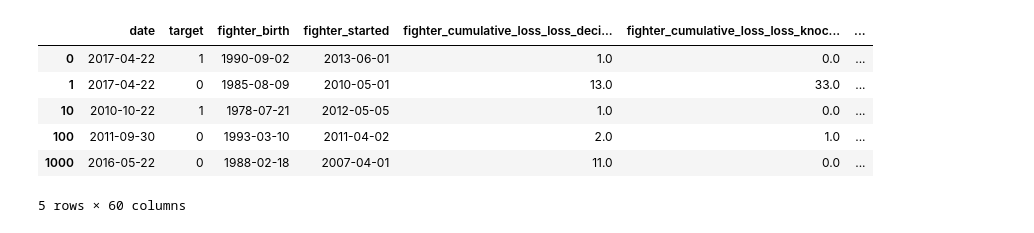
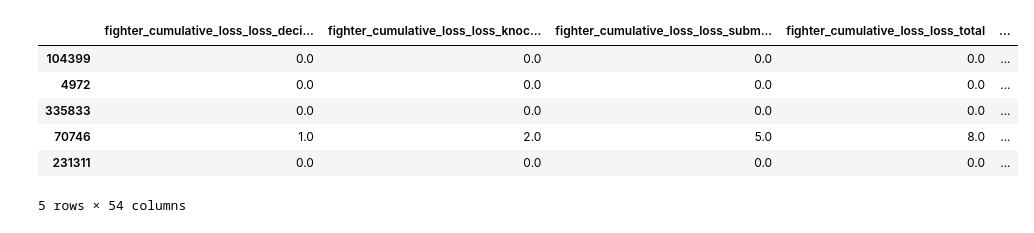
Before and after one commit to tomaszmartin/randomfight, a Jupyter notebook: sherdog.ipynb, the cells around one changed output. Cells and saved outputs as stored; diff of their text form; code cells hidden in the pictures.

```diff
--- a/sherdog.ipynb
+++ b/sherdog.ipynb
@@ -14,12 +19,12 @@ def parse_date(timeinmilis):
 
 def flatten(data):
     X = pd.DataFrame()
-    X['date'] = data['date']
+    # X['date'] = data['date']
     X['target'] = data['result'].map({'win': 1, 'loss': 0})
     for fighter in ['fighter', 'opponent']:
         for key in ['birth', 'started']:
             curr = '{}_{}'.format(fighter, key)
-            X[curr] = data[fighter].apply(lambda x: parse_date(x[key]))
+            # X[curr] = data[fighter].apply(lambda x: parse_date(x[key]))
 
         # Cumulative stats
         for key in ['loss', 'win']:
@@ -28,6 +33,7 @@ def flatten(data):
                 for method in ['decision', 'knockout', 'submission', 'total']:
                     curr = '{}_{}_{}_{}_{}'.format(fighter, stats, key, result, method)
                     X[curr] = data[fighter].apply(lambda x: x[stats][key][result][method])
+                    X[curr] = X[curr].apply(lambda x: float(x))
 
         # Historical stats
         stats = 'history'
@@ -35,9 +41,19 @@ def flatten(data):
             for method in ['decision', 'knockout', 'submission', 'total']:
                 curr = '{}_{}_{}_{}'.format(fighter, stats, result, method)
                 X[curr] = data[fighter].apply(lambda x: x[stats][result][method])
+                X[curr] = X[curr].apply(lambda x: float(x))
 
         for key in ['fights', 'positions', 'time']:
             curr = '{}_{}_{}'.format(fighter, stats, key)
             X[curr] = data[fighter].apply(lambda x: x[stats][key])
+            X[curr] = X[curr].apply(lambda x: float(x))
 
     return X
+
+
+def get_data(data):
+    x = flatten(data)
+    y = x['target']
+    x.drop(['target'], axis=1, inplace=True)
+    x.fillna(0, inplace=True)
+    return train_test_split(x, y)
@@ -46,10 +60,12 @@ x = flatten(data)
+# %%
+X_train, X_test, y_train, y_test = get_data(data)
 # %%
-x.head()
+X_train.head()
 # %% [output]
-|  | date | target | fighter_birth | fighter_started | fighter_cumulative_loss_loss_deci... | fighter_cumulative_loss_loss_knoc... | ... |
-| 0 | 2017-04-22 | 1 | 1990-09-02 | 2013-06-01 | 1.0 | 0.0 | ... |
-| 1 | 2017-04-22 | 0 | 1985-08-09 | 2010-05-01 | 13.0 | 33.0 | ... |
-| 10 | 2010-10-22 | 1 | 1978-07-21 | 2012-05-05 | 1.0 | 0.0 | ... |
-| 100 | 2011-09-30 | 0 | 1993-03-10 | 2011-04-02 | 2.0 | 1.0 | ... |
-| 1000 | 2016-05-22 | 0 | 1988-02-18 | 2007-04-01 | 11.0 | 0.0 | ... |
+|  | fighter_cumulative_loss_loss_deci... | fighter_cumulative_loss_loss_knoc... | fighter_cumulative_loss_loss_subm... | fighter_cumulative_loss_loss_total | ... |
+| 104399 | 0.0 | 0.0 | 0.0 | 0.0 | ... |
+| 4972 | 0.0 | 0.0 | 0.0 | 0.0 | ... |
+| 335833 | 0.0 | 0.0 | 0.0 | 0.0 | ... |
+| 70746 | 1.0 | 2.0 | 5.0 | 8.0 | ... |
+| 231311 | 0.0 | 0.0 | 0.0 | 0.0 | ... |
-5 rows × 60 columns
+5 rows × 54 columns
```
Also changed, not shown: parts of 6 cells of this notebook.
